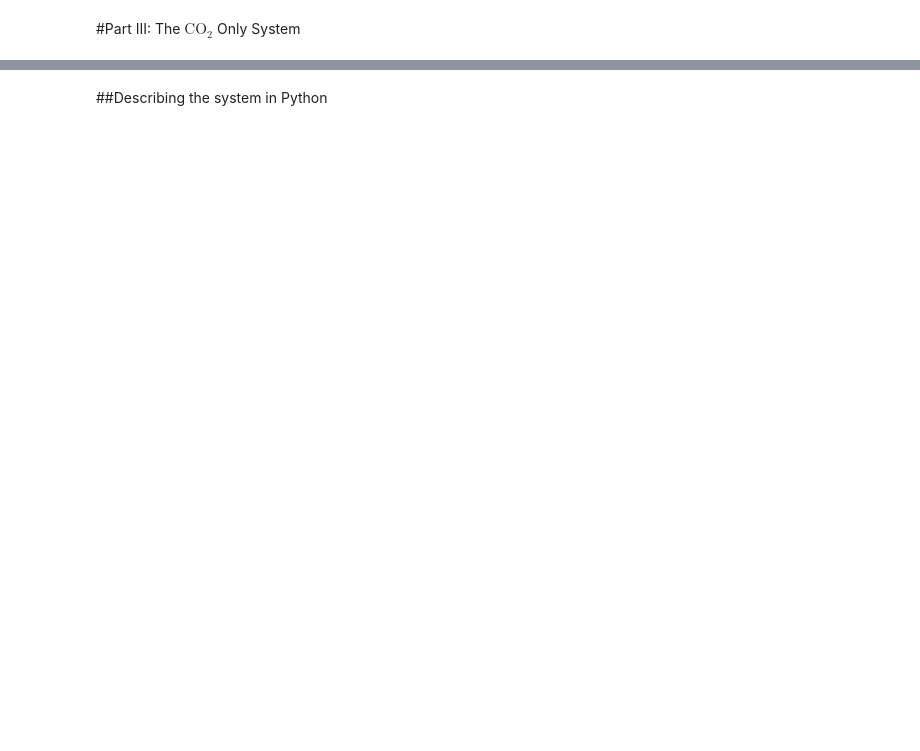
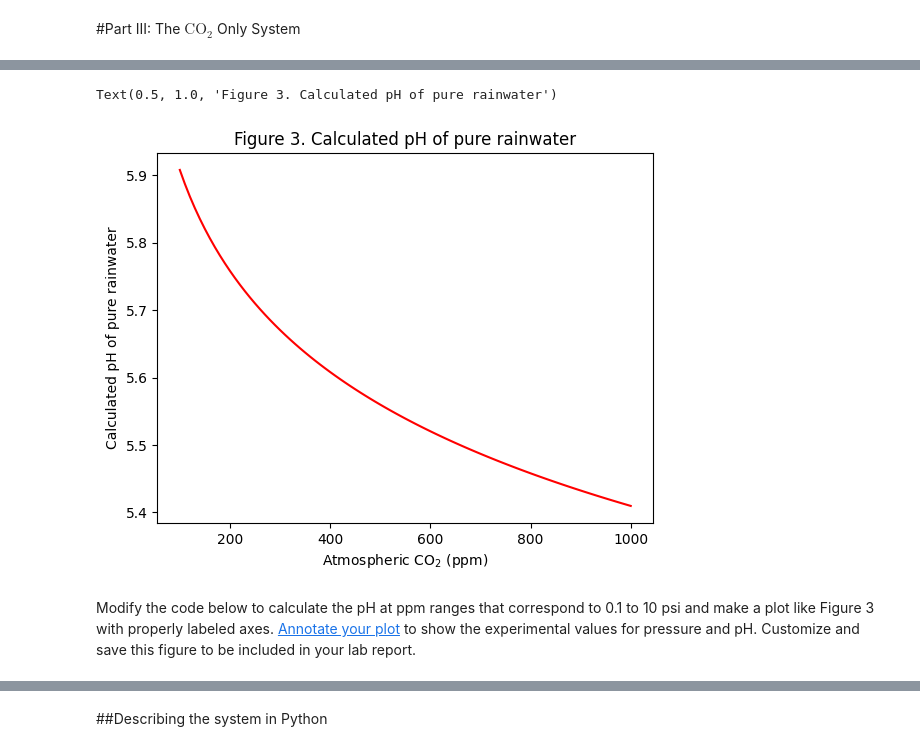
Before and after one commit to KevinCantrell/CHM477_Fitting, a Jupyter notebook: Student_Notebook_CO2_Equilibrium.ipynb, the cells around one changed output, grey strips where cells are left out. Cells and saved outputs as stored; diff of their text form; code cells hidden in the pictures; blank space fills up the shorter version.

```diff
--- a/Student_Notebook_CO2_Equilibrium.ipynb
+++ b/Student_Notebook_CO2_Equilibrium.ipynb
@@ -157,0 +370,64 @@ You will refer to this guide as begin coding to defines a chemical system in Pyt
+# %%
+import numpy as np                    #the numpy library contains fast math functions designed to operate on and store arrays of numbers
+import matplotlib.pyplot as plt       #the matplotlib.pyplot library is used to make plots and figures
+import pandas as pd                   #the pandas library deals with named columns and rows of data called a dataframe (similar to an Excel worksheet with customizable row and column labels)
+from scipy.optimize import fsolve     #the scipy library has thousands of functions, fsolve is one for searching for the roots of a system of equations
+from google.colab import data_table   #this colab library supports nice display (formatting) and interaction (sorting, downloading) with tables of data including pandas dataframes
+data_table.enable_dataframe_formatter()                       #turn on interactive, nice formatting of tabular data
+data_table._DEFAULT_FORMATTERS[float] = lambda x: f"{x:.3e}"  #change the default number format to be scientific notation with 3 digits after the decimal
+
+Kh=3.40e-2            #Kh  = co2/atm      = x[1]/x[0]
+Ka1=4.46e-7           #Ka1 = hdr*bct/co2  = x[4]*x[2]/x[1]
+Ka2=4.69e-11          #Ka2 = hdr*car/bct  = x[4]*x[3]/x[2]
+Kw=1.0e-14            #Kw  = hdr*hox      = x[4]*x[5]
+#Ksp=4.6e-9           #Ksp = cal*car      = x[6]*x[3]
+Ksp=0                 #this is the CO2 only case, setting this to zero will hold [calcium}=0
+
+Colors=["Teal","DarkRed","DarkGreen","Purple","Red","Blue","DarkOrange"]
+ChartColors=["DarkRed","DarkGreen","Purple","DarkOrange"]
+
+def FunCO2OnlyOpen(x):                        #our function's input is an array called "x" while inside the function, indexing starts with zero
+    f0=x[1]-(Kh*x[0])                         #Kh, Henry's Law for CO2 gas
+    f1=x[4]*x[2]-(Ka1*x[1])                   #Ka1, of dissolved CO2 to bicarbonate
+    f2=x[4]*x[3]-(Ka2*x[2])                   #Ka2, of bicarbonate to carbonate
+    f3=x[4]*x[5]-Kw                           #Kw, dissociation of water
+    f4=x[6]*x[3]-Ksp                          #Ksp, dissociation of calcium carbonate, Ksp=0 in CO2 only, makes[cal]=0
+    f5=x[4]+2*x[6]-x[2]-2*x[3]-x[5]           #charge balance
+    f6=x[0]-Pinit                           #partial pressure of CO2 (x[0]) is constant and always equal to the value of Pinit, unlimited total dissolved carbon
+    return np.array([f0,f1,f2,f3,f4,f5,f6])   #return the signed residual of each equation
+
+PPMVals=np.arange(100,1010,10)
+PPMIdxs=np.arange(len(PPMVals))
+
+dfRangeP=pd.DataFrame(index=PPMVals,columns=["atm","co2","bct","car","hdr","hox","cal"])
+for PPM,Index in zip(PPMVals,PPMIdxs):     #this loop will step through the mixing ratios and their indexes
+  Pinit=PPM/1.0e6                          #change units of Pinit for this iteration of the loop to atmospheres
+
+  #inital guess for the CO2 only system loaded into an array
+  atm=Pinit
+  co2=Pinit*Kh
+  bct=np.sqrt(Ka1*co2)
+  hdr=np.sqrt(Ka1*co2)
+  hox=Kw/hdr
+  car=Ka2*bct/hdr
+  cal=0.0
+  xGuess=np.array([atm,co2,bct,car,hdr,hox,cal])
+
+  xCalc=fsolve(FunCO2OnlyOpen,xGuess) #SciPy does the work!
+  dfRangeP.iloc[Index,:]=xCalc        #store the result in the appropriate spot in the dataframe
+  pHCalc=-np.log10(xCalc[4])          #hydronium ion has an index of 4 (5th value, but indexing starts with 0!)
+
+press=PPMVals
+hyds=np.array(dfRangeP['hdr'],dtype=float)
+pHs=-np.log10(hyds)
+
+fig,ax=plt.subplots()
+ax.plot(press,pHs, linestyle='solid', marker='none', color=Colors[4])
+ax.set_xlabel("Atmospheric $\mathrm{CO_2}$ (ppm)")
+ax.set_ylabel("Calculated pH of pure rainwater")
+ax.set_title("Figure 3. Calculated pH of pure rainwater")
+# %% [output]
+Text(0.5, 1.0, 'Figure 3. Calculated pH of pure rainwater')
+[figure, added]
+# %% [markdown]
+Modify the code below to calculate the pH at ppm ranges that correspond to 0.1 to 10 psi and make a plot like Figure 3 with properly labeled axes.  [Annotate your plot](https://matplotlib.org/stable/api/_as_gen/matplotlib.pyplot.annotate.html) to show the experimental values for pressure and pH.  Customize and save this figure to be included in your lab report.
```
Also changed, not shown: parts of 84 cells of this notebook.
